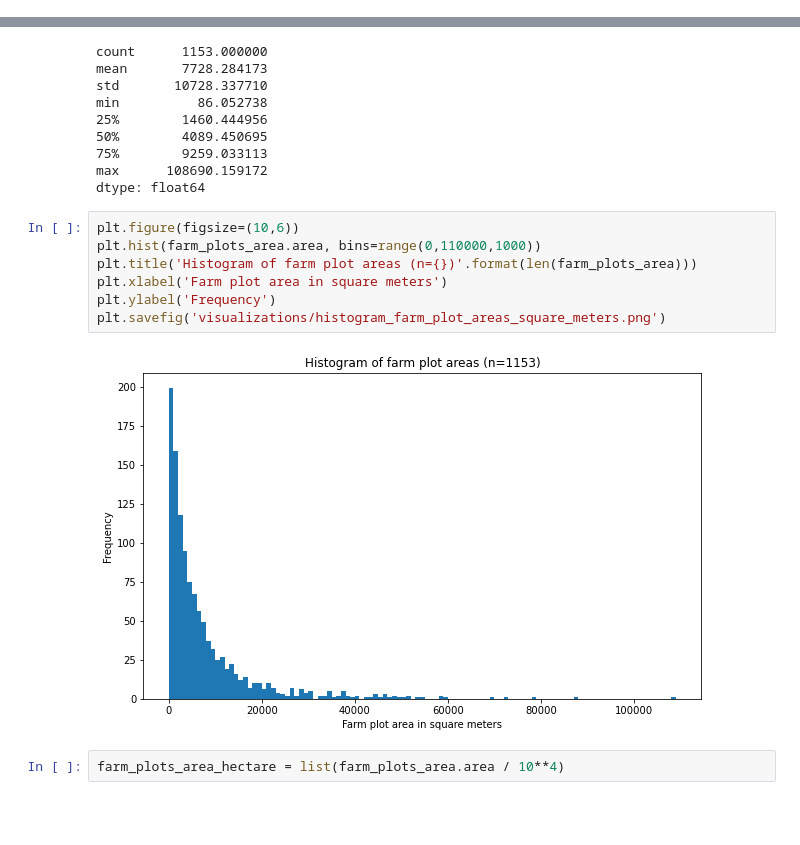
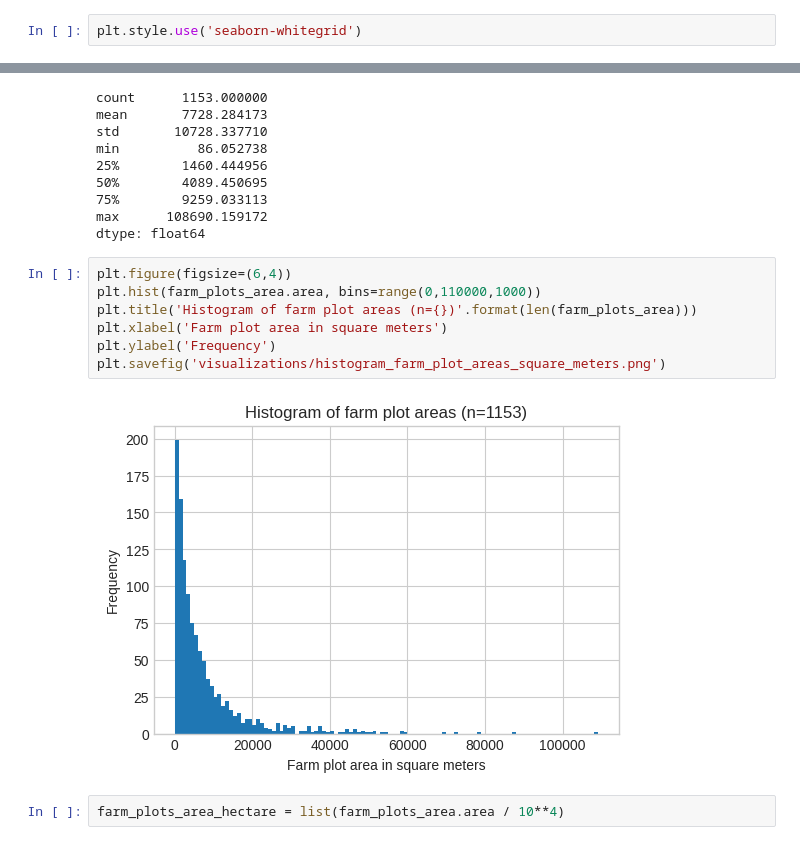
Before and after one commit to alexvmt/farm_plot_detection, a Jupyter notebook: exploring_farm_plot_polygons_and_points.ipynb, the cells around one changed output, grey strips where cells are left out. Cells and saved outputs as stored; diff of their text form; blank space fills up the shorter version.

```diff
--- a/exploratory_data_analysis.ipynb
+++ b/exploring_farm_plot_polygons_and_points.ipynb
@@ -13,6 +19,8 @@ import folium
 pd.set_option('display.max_columns', 500)
 # %%
 %matplotlib inline
+# %%
+plt.style.use('seaborn-whitegrid')
 # %% [markdown]
 ## Load and explore polygons
 # %%
@@ -287,14 +297,14 @@ min          86.052738
 max      108690.159172
 dtype: float64
 # %%
-plt.figure(figsize=(10,6))
+plt.figure(figsize=(6,4))
 plt.hist(farm_plots_area.area, bins=range(0,110000,1000))
 plt.title('Histogram of farm plot areas (n={})'.format(len(farm_plots_area)))
 plt.xlabel('Farm plot area in square meters')
 plt.ylabel('Frequency')
 plt.savefig('visualizations/histogram_farm_plot_areas_square_meters.png')
 # %% [output]
-[figure, old version]
+[figure, new version]
 # %%
 farm_plots_area_hectare = list(farm_plots_area.area / 10**4)
 # %%
```
Also changed, not shown: parts of 19 cells of this notebook, 21 other files.
